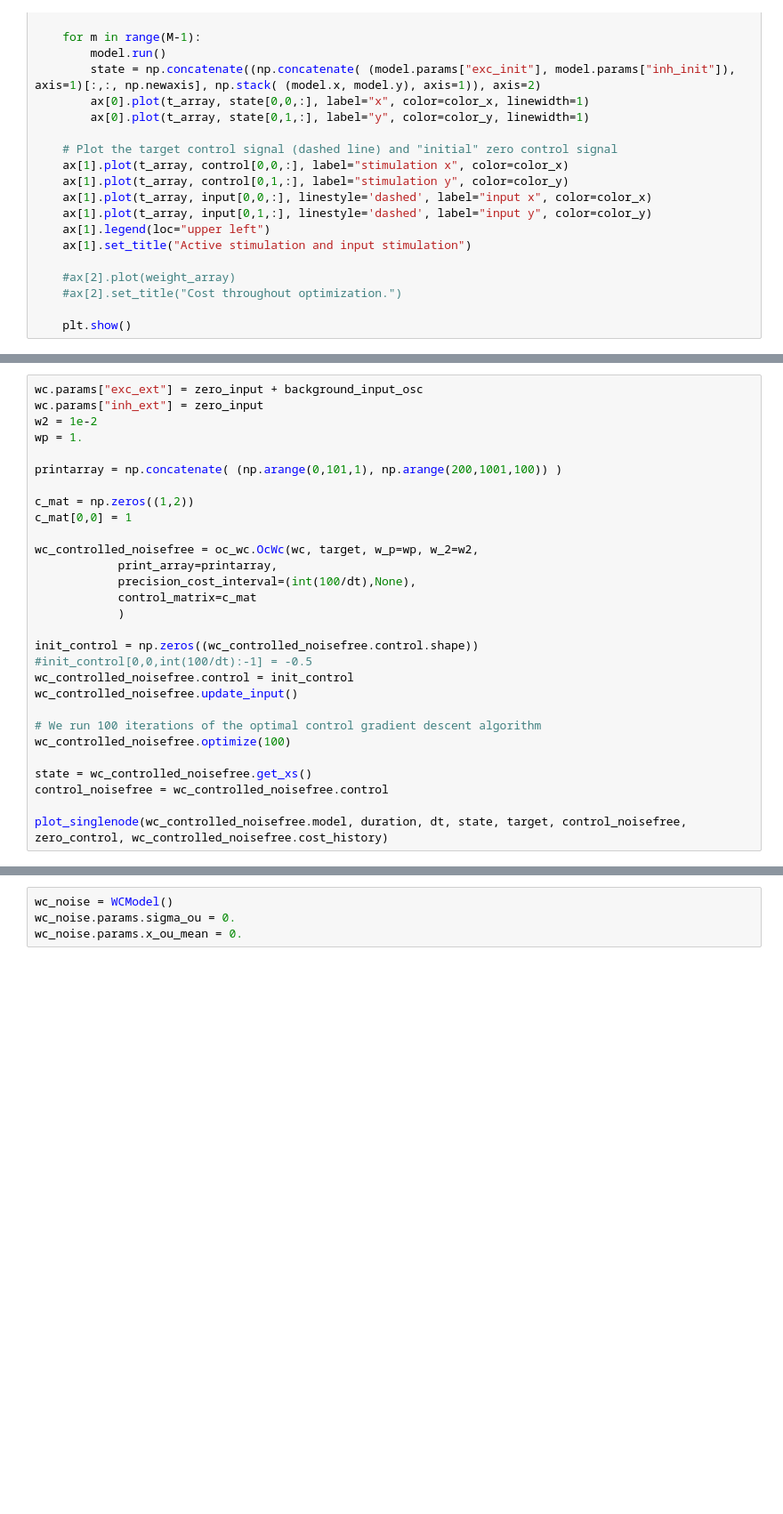
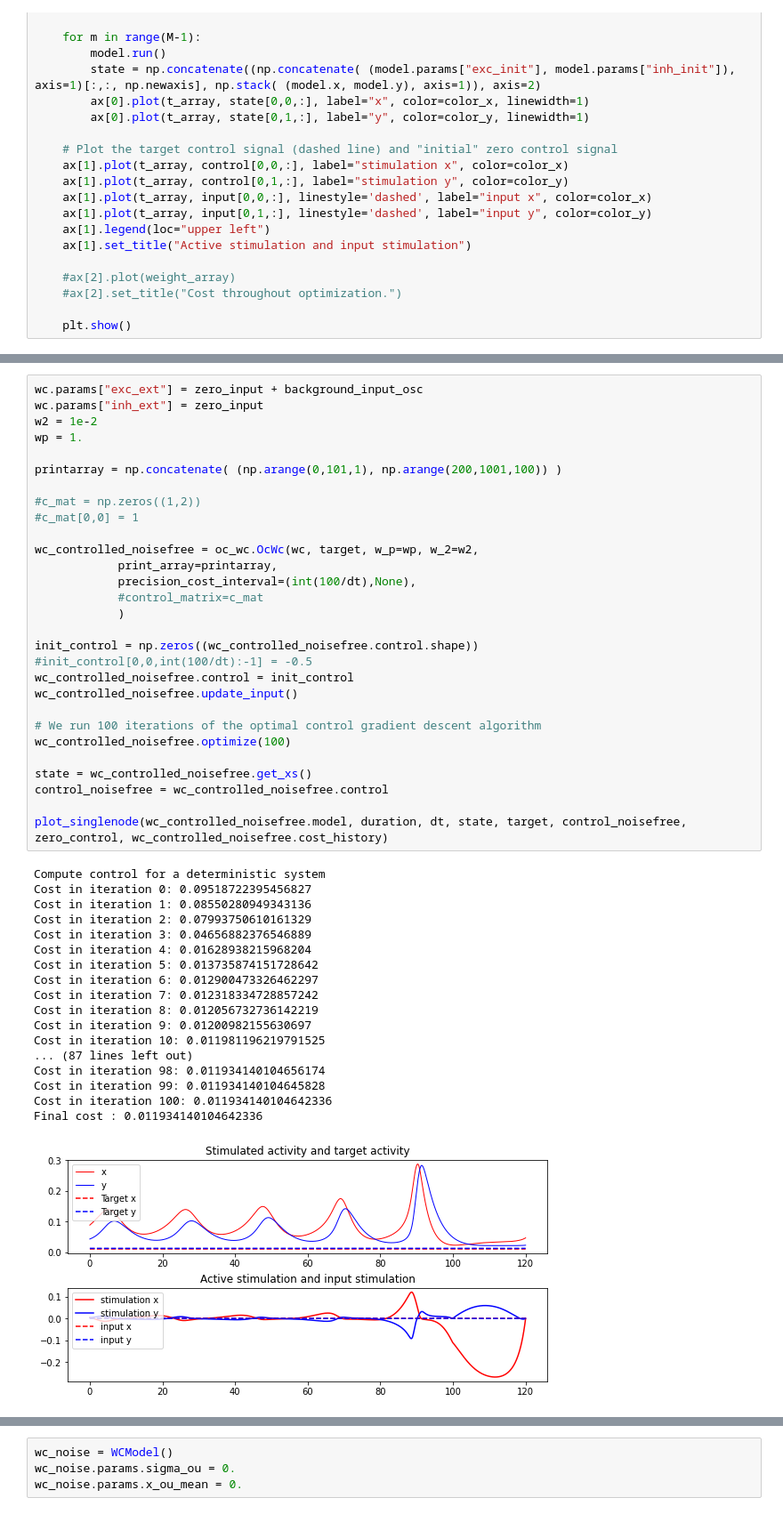
Before and after one commit to AlirezaAccelerates/neurolib, a Jupyter notebook: examples/wittenberg_talk/wc_osc_down.ipynb, the cells around one changed output, grey strips where cells are left out. Shown at 89% size. Cells and saved outputs as stored; diff of their text form; blank space fills up the shorter version.

```diff
--- a/examples/wittenberg_talk/wc_osc_down.ipynb
+++ b/examples/wittenberg_talk/wc_osc_down.ipynb
@@ -93,29 +95,48 @@ plot_singlenode(wc, duration, dt, state, target, zero_control, zero_control)
 # %%
 wc.params["exc_ext"] = zero_input + background_input_osc
 wc.params["inh_ext"] = zero_input
 w2 = 1e-2
 wp = 1.
 
 printarray = np.concatenate( (np.arange(0,101,1), np.arange(200,1001,100)) )
 
-c_mat = np.zeros((1,2))
-c_mat[0,0] = 1
+#c_mat = np.zeros((1,2))
+#c_mat[0,0] = 1
 
 wc_controlled_noisefree = oc_wc.OcWc(wc, target, w_p=wp, w_2=w2,
             print_array=printarray,
             precision_cost_interval=(int(100/dt),None),
-            control_matrix=c_mat
+            #control_matrix=c_mat
             )
 
 init_control = np.zeros((wc_controlled_noisefree.control.shape))
 #init_control[0,0,int(100/dt):-1] = -0.5
 wc_controlled_noisefree.control = init_control
 wc_controlled_noisefree.update_input()
 
 # We run 100 iterations of the optimal control gradient descent algorithm
 wc_controlled_noisefree.optimize(100)
 
 state = wc_controlled_noisefree.get_xs()
 control_noisefree = wc_controlled_noisefree.control
 
 plot_singlenode(wc_controlled_noisefree.model, duration, dt, state, target, control_noisefree, zero_control, wc_controlled_noisefree.cost_history)
+# %% [output]
+Compute control for a deterministic system
+Cost in iteration 0: 0.09518722395456827
+Cost in iteration 1: 0.08550280949343136
+Cost in iteration 2: 0.07993750610161329
+Cost in iteration 3: 0.04656882376546889
+Cost in iteration 4: 0.01628938215968204
+Cost in iteration 5: 0.013735874151728642
+Cost in iteration 6: 0.012900473326462297
+Cost in iteration 7: 0.012318334728857242
+Cost in iteration 8: 0.012056732736142219
+Cost in iteration 9: 0.01200982155630697
+Cost in iteration 10: 0.011981196219791525
+... (87 lines left out)
+Cost in iteration 98: 0.011934140104656174
+Cost in iteration 99: 0.011934140104645828
+Cost in iteration 100: 0.011934140104642336
+Final cost : 0.011934140104642336
+[figure, added]
```
Also changed, not shown: parts of 8 cells of this notebook, 3 other files.
